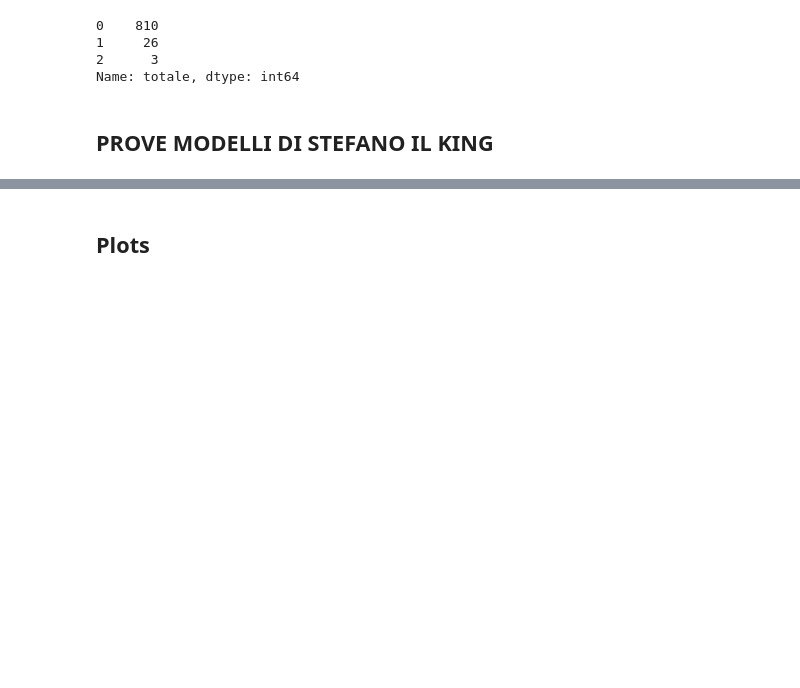
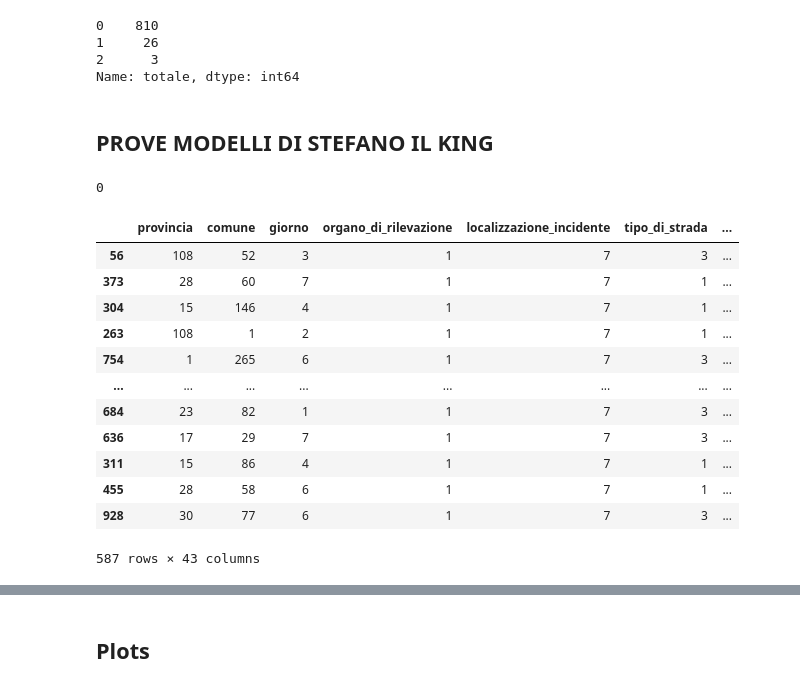
Before and after one commit to nico1654/project_work, a Jupyter notebook: Project_Work.ipynb, the cells around one changed output, grey strips where cells are left out. Cells and saved outputs as stored; diff of their text form; code cells hidden in the pictures; blank space fills up the shorter version.

```diff
--- a/Project_Work.ipynb
+++ b/Project_Work.ipynb
@@ -958,3 +916,7 @@ incidenti_A04["PROVINCIA"] = incidenti_A04["provincia"].map(df_provincie.set_ind
 incidenti_A13["PROVINCIA"] = incidenti_A13["provincia"].map(df_provincie.set_index("COD_PRO")["PROVINCIA"])
 # %% [markdown]
 ## PROVE MODELLI DI STEFANO IL KING
+# %%
+X.isna().sum().sum()
+# %% [output]
+0
@@ -960,0 +926,16 @@ incidenti_A13["PROVINCIA"] = incidenti_A13["provincia"].map(df_provincie.set_ind
+# %%
+X_train
+# %% [output]
+|  | provincia | comune | giorno | organo_di_rilevazione | localizzazione_incidente | tipo_di_strada | ... |
+| 56 | 108 | 52 | 3 | 1 | 7 | 3 | ... |
+| 373 | 28 | 60 | 7 | 1 | 7 | 1 | ... |
+| 304 | 15 | 146 | 4 | 1 | 7 | 1 | ... |
+| 263 | 108 | 1 | 2 | 1 | 7 | 1 | ... |
+| 754 | 1 | 265 | 6 | 1 | 7 | 3 | ... |
+| ... | ... | ... | ... | ... | ... | ... | ... |
+| 684 | 23 | 82 | 1 | 1 | 7 | 3 | ... |
+| 636 | 17 | 29 | 7 | 1 | 7 | 3 | ... |
+| 311 | 15 | 86 | 4 | 1 | 7 | 1 | ... |
+| 455 | 28 | 58 | 6 | 1 | 7 | 1 | ... |
+| 928 | 30 | 77 | 6 | 1 | 7 | 3 | ... |
+587 rows × 43 columns
```
Also changed, not shown: parts of 47 cells of this notebook.
